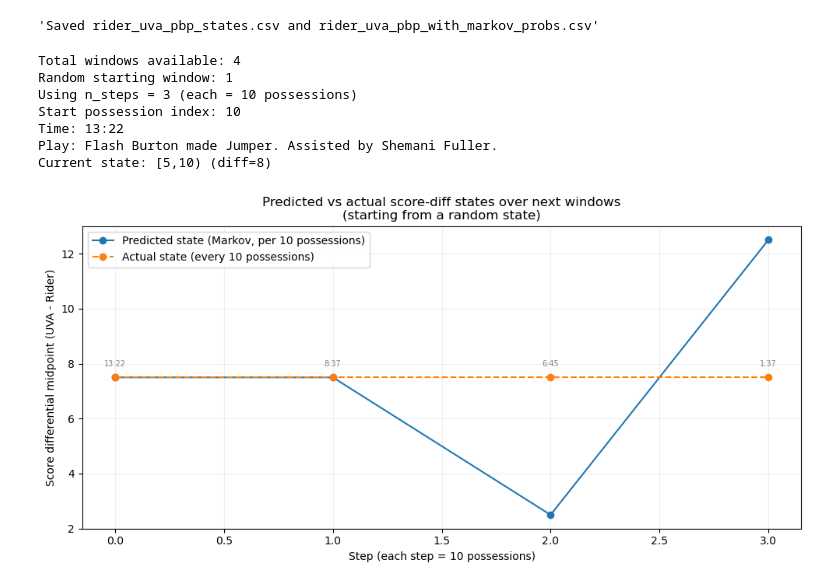
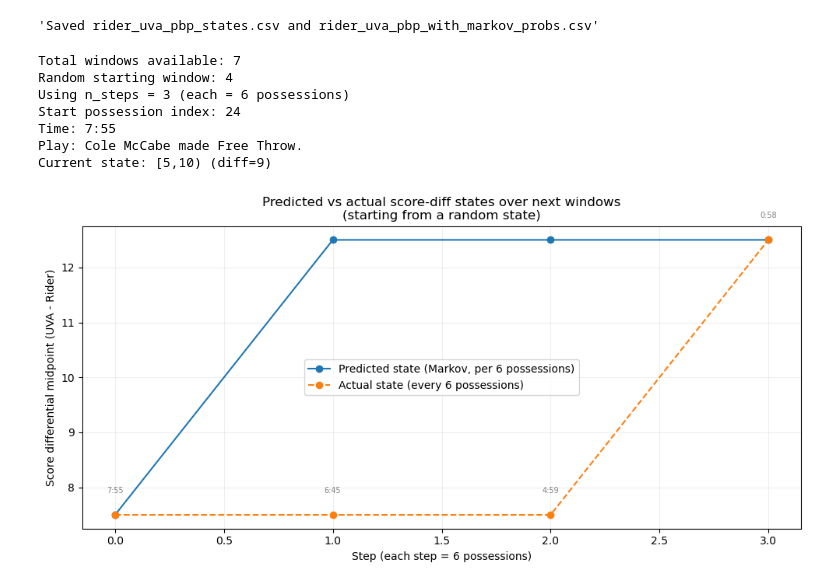
Before and after one commit to jacksonpkennedy/ds5030-project-1, a Jupyter notebook: rider_uva_markov.ipynb, the cells around one changed output. Cells and saved outputs as stored; diff of their text form; code cells hidden in the pictures.

Commit message:
rider markov pred2

```diff
--- a/rider_uva_markov.ipynb
+++ b/rider_uva_markov.ipynb
@@ -458,7 +458,7 @@ P = tp_wide.loc[states, states].values  # ensure consistent order
 state_to_idx = {s: i for i, s in enumerate(states)}
 idx_to_state = {i: s for i, s in enumerate(states)}
 
-window_size = 10      # 1 Markov step = 10 possessions
+window_size = 6      # 1 Markov step = 10 possessions
 max_steps = 10        # we WANT 10 steps, but will shrink if game too short
 rng = np.random.default_rng(seed=None)
 
@@ -467,7 +467,7 @@ n_plays = len(pbp_with_probs)
 total_windows = (n_plays - 1) // window_size   # integer division
 
 if total_windows < 1:
-    raise ValueError("Not enough plays to form even one 10-possession window.")
+    raise ValueError("Not enough plays to form even one {window_size}-possession window.")
 
 # We can't start so late that we don't have any windows left
 # We'll choose a random starting window index (0-based)
@@ -480,7 +480,7 @@ n_steps = min(max_steps, steps_available)  # number of Markov steps we will actu
 
 print(f"Total windows available: {total_windows}")
 print(f"Random starting window: {start_window}")
-print(f"Using n_steps = {n_steps} (each = 10 possessions)")
+print(f"Using n_steps = {n_steps} (each = {window_size} possessions)")
 
 # Convert window index to play index
 start_idx = start_window * window_size
@@ -492,7 +492,7 @@ print(f"Time: {start_row['time']}")
 print(f"Play: {start_row['play']}")
 print(f"Current state: {start_state} (diff={start_row['score_diff']})")
 
-# --- Simulate next n_steps states from Markov chain (10-possession windows) ---
+# --- Simulate next n_steps states from Markov chain ({window_size}-possession windows) ---
 pred_states = [start_state]  # include current as step 0
 cur_idx = state_to_idx[start_state]
 
@@ -510,41 +510,41 @@ for k in range(n_steps + 1):  # 0..n_steps inclusive
     row_idx = start_idx + k * window_size
     if row_idx >= n_plays:
         break
     row = pbp_with_probs.iloc[row_idx]
     actual_states.append(row["score_diff_state"])
     time_stamps.append(row["time"])
 
 # Align length (just in case the very end runs short)
 m = min(len(pred_states), len(actual_states))
 pred_states  = pred_states[:m]
 actual_states = actual_states[:m]
 steps = list(range(m))
 
 # --- Convert states to numeric midpoints ---
 pred_mid   = [state_midpoint(s) for s in pred_states]
 actual_mid = [state_midpoint(s) for s in actual_states]
 
 # --- Plot ---
 plt.figure(figsize=(10, 5))
-plt.plot(steps, pred_mid, marker="o", label="Predicted state (Markov, per 10 possessions)")
-plt.plot(steps, actual_mid, marker="o", linestyle="--", label="Actual state (every 10 possessions)")
+plt.plot(steps, pred_mid, marker="o", label=f"Predicted state (Markov, per {window_size} possessions)")
+plt.plot(steps, actual_mid, marker="o", linestyle="--", label=f"Actual state (every {window_size} possessions)")
 
 for k in range(m):
     plt.text(steps[k], actual_mid[k] + 0.4, time_stamps[k], fontsize=7, ha="center", color="gray")
 
-plt.xlabel("Step (each step = 10 possessions)")
+plt.xlabel(f"Step (each step = {window_size} possessions)")
 plt.ylabel("Score differential midpoint (UVA - Rider)")
 plt.title("Predicted vs actual score-diff states over next windows\n(starting from a random state)")
 plt.legend()
 plt.grid(alpha=0.2)
 plt.tight_layout()
 plt.show()
 # %% [output]
-Total windows available: 4
-Random starting window: 1
-Using n_steps = 3 (each = 10 possessions)
-Start possession index: 10
-Time: 13:22
-Play: Flash Burton made Jumper. Assisted by Shemani Fuller.
-Current state: [5,10) (diff=8)
+Total windows available: 7
+Random starting window: 4
+Using n_steps = 3 (each = 6 possessions)
+Start possession index: 24
+Time: 7:55
+Play: Cole McCabe made Free Throw.
+Current state: [5,10) (diff=9)
-[figure, old version]
+[figure, new version]
```
